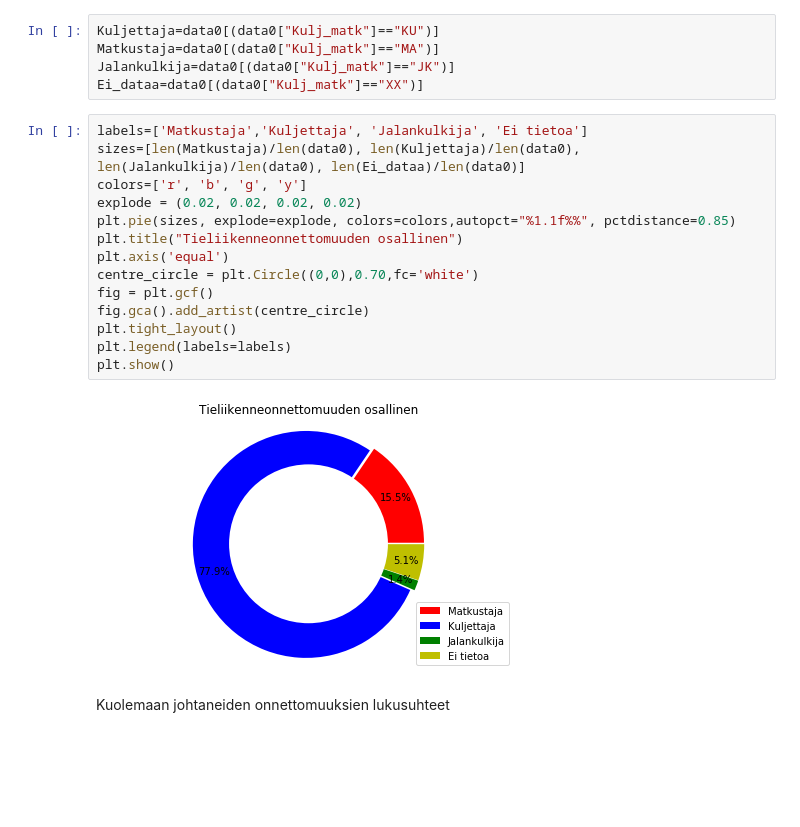
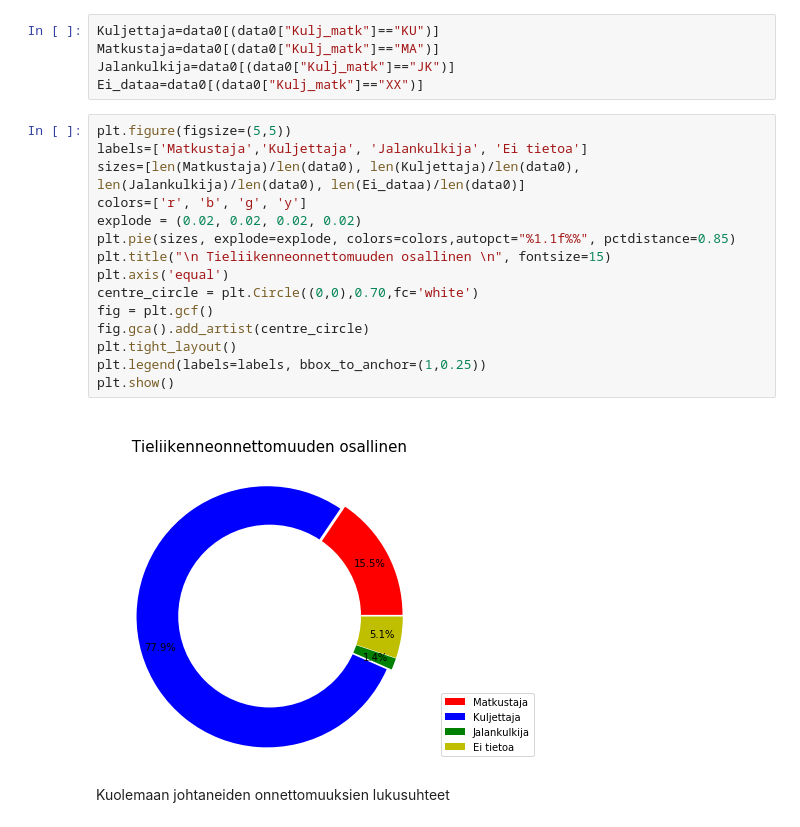
Before and after one commit to cms-opendata-education/HSSIP-Finland-2019, a Jupyter notebook: Open data_tieliikenneonnettomuudet.ipynb, the cells around one changed output. Cells and saved outputs as stored; diff of their text form; blank space fills up the shorter version.

```diff
--- a/Open data_tieliikenneonnettomuudet.ipynb
+++ b/Open data_tieliikenneonnettomuudet.ipynb
@@ -73,21 +74,22 @@ Matkustaja=data0[(data0["Kulj_matk"]=="MA")]
 Jalankulkija=data0[(data0["Kulj_matk"]=="JK")]
 Ei_dataa=data0[(data0["Kulj_matk"]=="XX")]
 # %%
+plt.figure(figsize=(5,5))
 labels=['Matkustaja','Kuljettaja', 'Jalankulkija', 'Ei tietoa']
 sizes=[len(Matkustaja)/len(data0), len(Kuljettaja)/len(data0), len(Jalankulkija)/len(data0), len(Ei_dataa)/len(data0)]
 colors=['r', 'b', 'g', 'y']
 explode = (0.02, 0.02, 0.02, 0.02)
 plt.pie(sizes, explode=explode, colors=colors,autopct="%1.1f%%", pctdistance=0.85)
-plt.title("Tieliikenneonnettomuuden osallinen")
+plt.title("\n Tieliikenneonnettomuuden osallinen \n", fontsize=15)
 plt.axis('equal')
 centre_circle = plt.Circle((0,0),0.70,fc='white')
 fig = plt.gcf()
 fig.gca().add_artist(centre_circle)
 plt.tight_layout()
-plt.legend(labels=labels)
+plt.legend(labels=labels, bbox_to_anchor=(1,0.25))
 plt.show()
 # %% [output]
-[figure, old version]
+[figure, new version]
 # %% [markdown]
 Kuolemaan johtaneiden onnettomuuksien lukusuhteet
 # %% [markdown]
```
Also changed, not shown: parts of 1 cell of this notebook.
